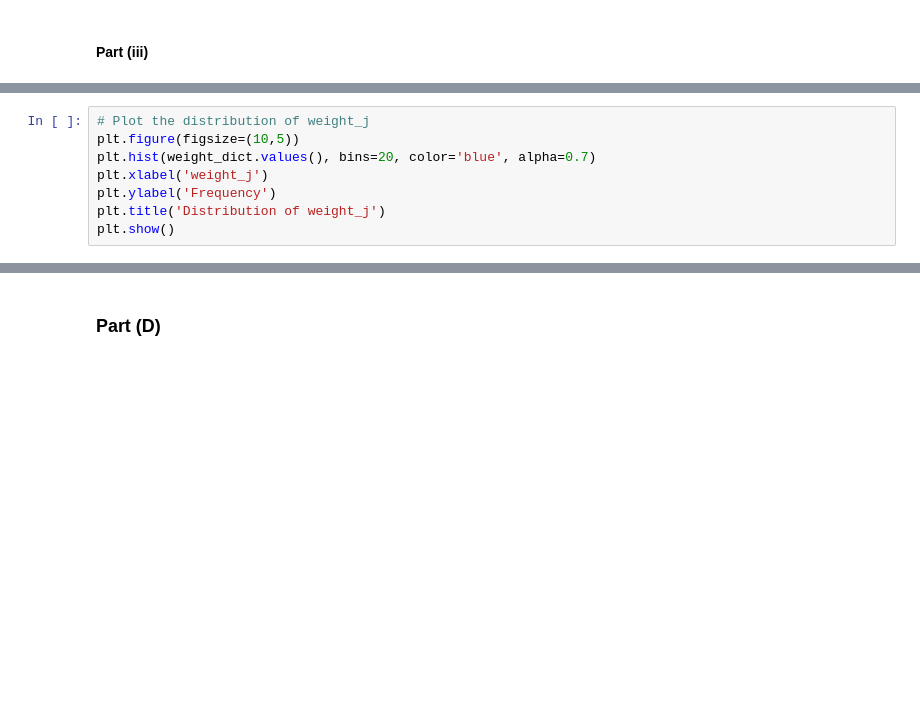
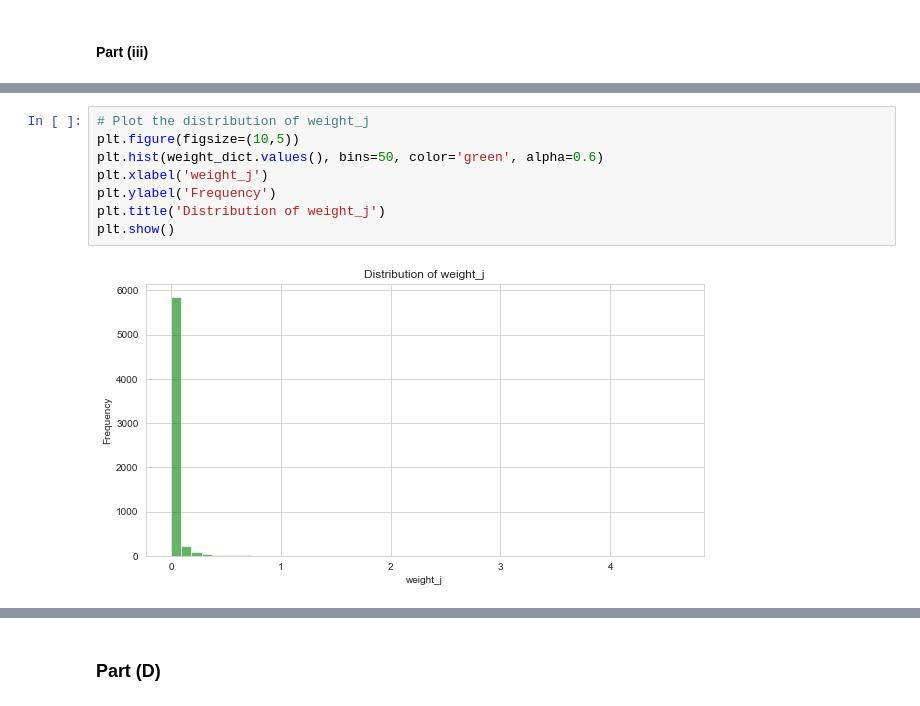
Before and after one commit to KOJILIU/DS-UA-202, a Jupyter notebook: HW2_Problem_3_Koji_Liu.ipynb, the cells around one changed output, grey strips where cells are left out. Drawn from its saved outputs; the diff is of its cells as text; blank space fills up the shorter version.

```diff
--- a/HW2_Problem_3_Koji_Liu.ipynb
+++ b/HW2_Problem_3_Koji_Liu.ipynb
@@ -176,8 +219,10 @@ plt.show()
 # %%
 # Plot the distribution of weight_j
 plt.figure(figsize=(10,5))
-plt.hist(weight_dict.values(), bins=20, color='blue', alpha=0.7)
+plt.hist(weight_dict.values(), bins=50, color='green', alpha=0.6)
 plt.xlabel('weight_j')
 plt.ylabel('Frequency')
 plt.title('Distribution of weight_j')
 plt.show()
+# %% [output]
+[figure, added]
```
Also changed, not shown: parts of 22 cells of this notebook.
